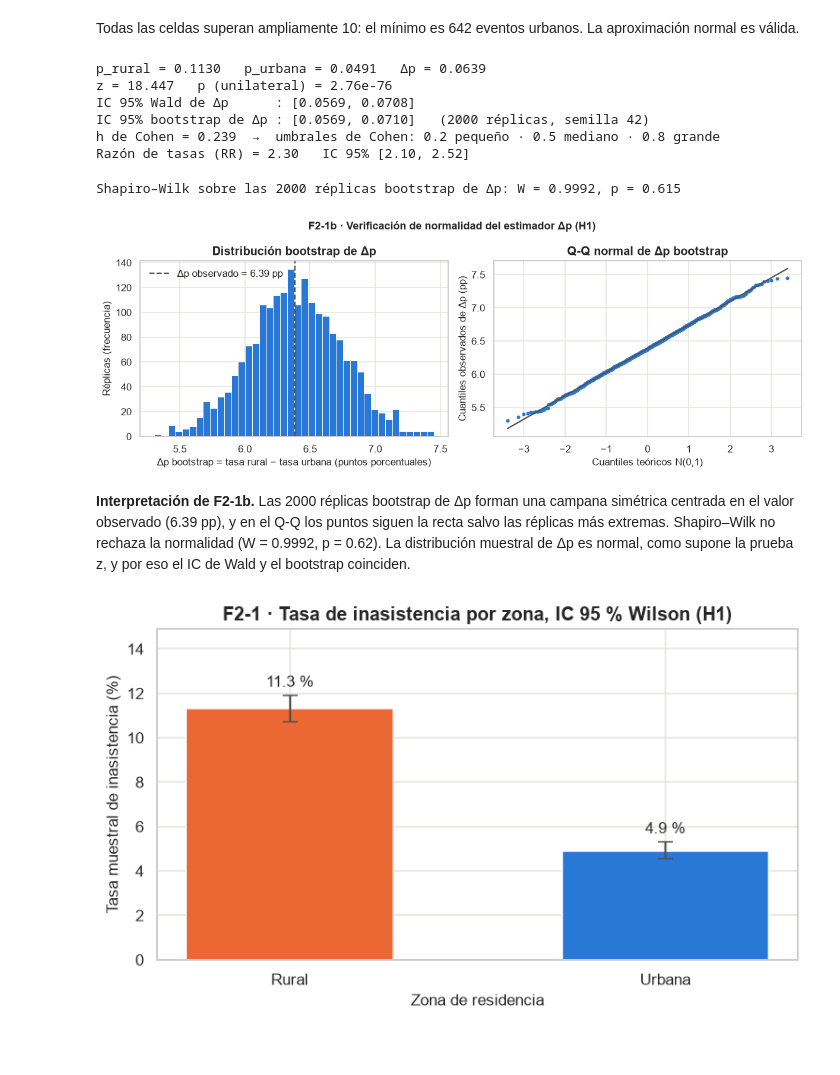
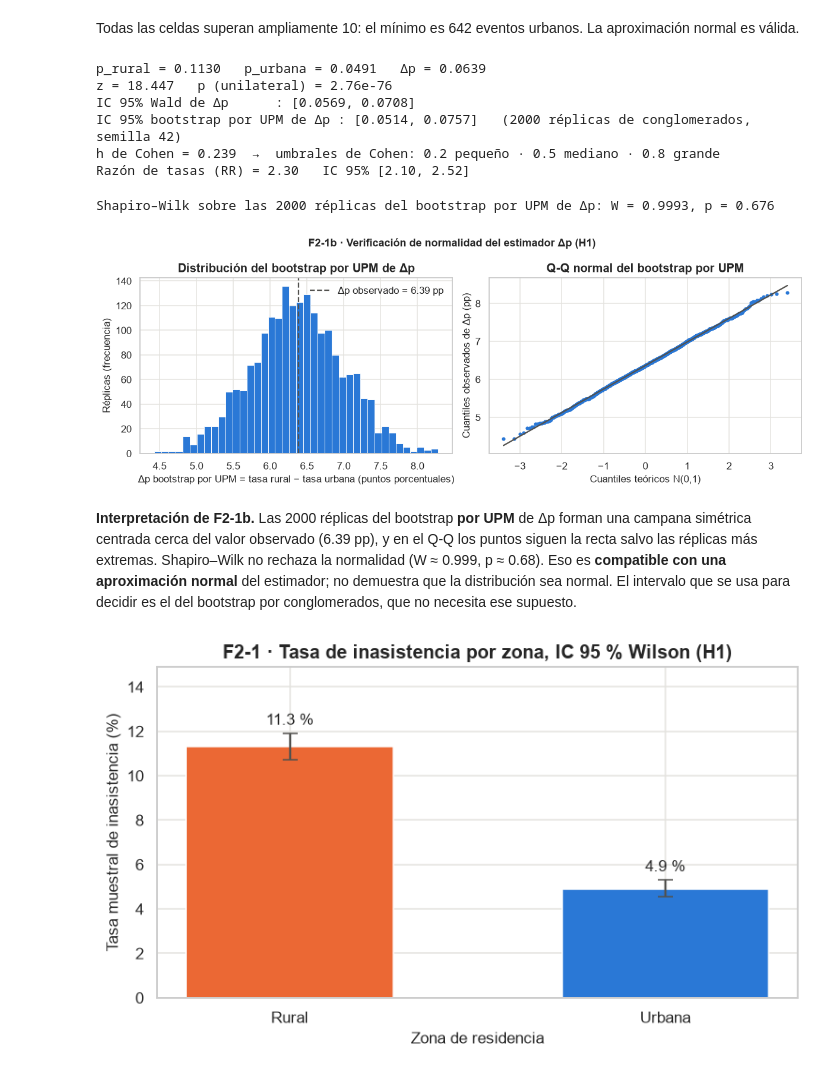
Before and after one commit to vi3lman/proyecto-ds-inasistencia-py, a Jupyter notebook: notebooks/Fase2_DataScience_EPHC.ipynb, the cells around one changed output. Cells and saved outputs as stored; diff of their text form; code cells hidden in the pictures; blank space fills up the shorter version.

```diff
--- a/notebooks/Fase2_DataScience_EPHC.ipynb
+++ b/notebooks/Fase2_DataScience_EPHC.ipynb
@@ -133,17 +136,14 @@ Raíz  : C:\Users\user\Desktop\FACULTAD\Data Science\proyecto-ds-inasistencia-py
 # ============================================================================
 # Carga del dataset limpio generado por la Fase 1
 # ============================================================================
-ruta_parquet = DIR_PROC / 'dataset_fase1.parquet'
-ruta_csv = DIR_PROC / 'dataset_fase1.csv'
-if ruta_parquet.exists():
-    df = pd.read_parquet(ruta_parquet)
-elif ruta_csv.exists():
-    df = pd.read_csv(ruta_csv)
-else:
+candidatos = [DIR_PROC / 'dataset_fase1.parquet', RAIZ / 'output' / 'dataset_fase1.parquet',
+              DIR_PROC / 'dataset_fase1.csv']
+ruta = next((r for r in candidatos if r.exists() and r.stat().st_size > 0), None)
+if ruta is None:
     raise FileNotFoundError(
-        'No está el dataset limpio en data/processed/. Ejecutá primero '
-        'notebooks/Fase1_DataScience_EPHC.ipynb (Restart & Run All).')
-print('Dataset leído de:', (ruta_parquet if ruta_parquet.exists() else ruta_csv).relative_to(RAIZ))
+        'No está el dataset limpio. Ejecutá primero notebooks/Fase1_DataScience_EPHC.ipynb.')
+df = pd.read_parquet(ruta) if ruta.suffix == '.parquet' else pd.read_csv(ruta)
+print('Dataset leído de:', ruta.relative_to(RAIZ))
 
 # Variables derivadas para la inferencia
 df['motivo_grupo'] = df['motivo_inasistencia'].map(MOTIVO_GRUPO)
@@ -314,8 +314,9 @@ Todas las celdas superan ampliamente 10: el mínimo es 642 eventos urbanos. La a
 z_h1, p_h1 = proportions_ztest(count, nobs, alternative='larger')
 p_r, p_u = rural.mean(), urbana.mean()
 ci_wald = confint_proportions_2indep(count[0], nobs[0], count[1], nobs[1], compare='diff', method='wald')
-boot_mean, boot_lo, boot_hi, boot_dist = bootstrap_diff_proportions(rural, urbana, seed=SEMILLA,
-                                                                    return_dist=True)
+# Bootstrap por UPM (conglomerado del diseño), no por persona
+boot_mean, boot_lo, boot_hi, boot_dist = bootstrap_diff_proportions_cluster(
+    df, 'no_asiste', 'zona', 'upm_id', 'Rural', 'Urbana', seed=SEMILLA, return_dist=True)
 h_h1 = cohen_h(p_r, p_u)
 rr_h1 = p_r / p_u
 ci_rr = confint_proportions_2indep(count[0], nobs[0], count[1], nobs[1], compare='ratio', method='log')
@@ -323,45 +324,46 @@ ci_rr = confint_proportions_2indep(count[0], nobs[0], count[1], nobs[1], compare
 print(f'p_rural = {p_r:.4f}   p_urbana = {p_u:.4f}   Δp = {p_r - p_u:.4f}')
 print(f'z = {z_h1:.3f}   p (unilateral) = {fmt_p(p_h1)}')
 print(f'IC 95% Wald de Δp      : [{ci_wald[0]:.4f}, {ci_wald[1]:.4f}]')
-print(f'IC 95% bootstrap de Δp : [{boot_lo:.4f}, {boot_hi:.4f}]   (2000 réplicas, semilla {SEMILLA})')
+print(f'IC 95% bootstrap por UPM de Δp : [{boot_lo:.4f}, {boot_hi:.4f}]   (2000 réplicas de conglomerados, semilla {SEMILLA})')
 print(f'h de Cohen = {h_h1:.3f}  →  umbrales de Cohen: 0.2 pequeño · 0.5 mediano · 0.8 grande')
 print(f'Razón de tasas (RR) = {rr_h1:.2f}   IC 95% [{ci_rr[0]:.2f}, {ci_rr[1]:.2f}]')
 # %% [output]
 p_rural = 0.1130   p_urbana = 0.0491   Δp = 0.0639
 z = 18.447   p (unilateral) = 2.76e-76
 IC 95% Wald de Δp      : [0.0569, 0.0708]
-IC 95% bootstrap de Δp : [0.0569, 0.0710]   (2000 réplicas, semilla 42)
+IC 95% bootstrap por UPM de Δp : [0.0514, 0.0757]   (2000 réplicas de conglomerados, semilla 42)
 h de Cohen = 0.239  →  umbrales de Cohen: 0.2 pequeño · 0.5 mediano · 0.8 grande
 Razón de tasas (RR) = 2.30   IC 95% [2.10, 2.52]
 # %%
 # H1 — ¿La distribución muestral de Δp es aproximadamente normal? (aquí sí aplican Shapiro y Q-Q)
 sw_stat, sw_p = stats.shapiro(boot_dist)
-print(f'Shapiro–Wilk sobre las 2000 réplicas bootstrap de Δp: W = {sw_stat:.4f}, p = {sw_p:.3f}')
+print(f'Shapiro–Wilk sobre las 2000 réplicas del bootstrap por UPM de Δp: W = {sw_stat:.4f}, p = {sw_p:.3f}')
 
 fig, axes = plt.subplots(1, 2, figsize=(11, 4))
 axes[0].hist(boot_dist * 100, bins=40, color=C_URB, edgecolor='white', linewidth=0.6)
 axes[0].axvline((p_r - p_u) * 100, color=C_GRIS, ls='--', lw=1.5, label=f'Δp observado = {(p_r - p_u)*100:.2f} pp')
-axes[0].set_xlabel('Δp bootstrap = tasa rural − tasa urbana (puntos porcentuales)')
+axes[0].set_xlabel('Δp bootstrap por UPM = tasa rural − tasa urbana (puntos porcentuales)')
 axes[0].set_ylabel('Réplicas (frecuencia)')
-axes[0].set_title('Distribución bootstrap de Δp')
+axes[0].set_title('Distribución del bootstrap por UPM de Δp')
 axes[0].legend(frameon=False)
 stats.probplot(boot_dist * 100, dist='norm', plot=axes[1])
 axes[1].get_lines()[0].set(markerfacecolor=C_URB, markeredgecolor=C_URB, markersize=3)
 axes[1].get_lines()[1].set(color=C_GRIS, lw=1.5)
-axes[1].set_title('Q-Q normal de Δp bootstrap')
+axes[1].set_title('Q-Q normal del bootstrap por UPM')
 axes[1].set_xlabel('Cuantiles teóricos N(0,1)')
 axes[1].set_ylabel('Cuantiles observados de Δp (pp)')
 fig.suptitle('F2-1b · Verificación de normalidad del estimador Δp (H1)', fontweight='bold')
 fig.tight_layout()
 guardar(fig, 'F2_1b_qq_bootstrap')
 # %% [output]
-Shapiro–Wilk sobre las 2000 réplicas bootstrap de Δp: W = 0.9992, p = 0.615
+Shapiro–Wilk sobre las 2000 réplicas del bootstrap por UPM de Δp: W = 0.9993, p = 0.676
-[figure, old version]
+[figure, new version]
 # %% [markdown]
-**Interpretación de F2-1b.** Las 2000 réplicas bootstrap de Δp forman una campana simétrica centrada en el valor
-observado (6.39 pp), y en el Q-Q los puntos siguen la recta salvo las réplicas más extremas. Shapiro–Wilk no rechaza la
-normalidad (W = 0.9992, p = 0.62). La distribución muestral de Δp es normal, como supone la prueba z, y por eso el IC
-de Wald y el bootstrap coinciden.
+**Interpretación de F2-1b.** Las 2000 réplicas del bootstrap **por UPM** de Δp forman una campana simétrica centrada
+cerca del valor observado (6.39 pp), y en el Q-Q los puntos siguen la recta salvo las réplicas más extremas.
+Shapiro–Wilk no rechaza la normalidad (W ≈ 0.999, p ≈ 0.68). Eso es **compatible con una aproximación normal** del
+estimador; no demuestra que la distribución sea normal. El intervalo que se usa para decidir es el del bootstrap por
+conglomerados, que no necesita ese supuesto.
 # %%
 # F2-1 — Tasa muestral por zona con IC 95% de Wilson
 tasas_zona = pd.DataFrame({'n': nobs, 'eventos': count}, index=['Rural', 'Urbana'])
```
Also changed, not shown: parts of 27 cells of this notebook, 1 other file.
